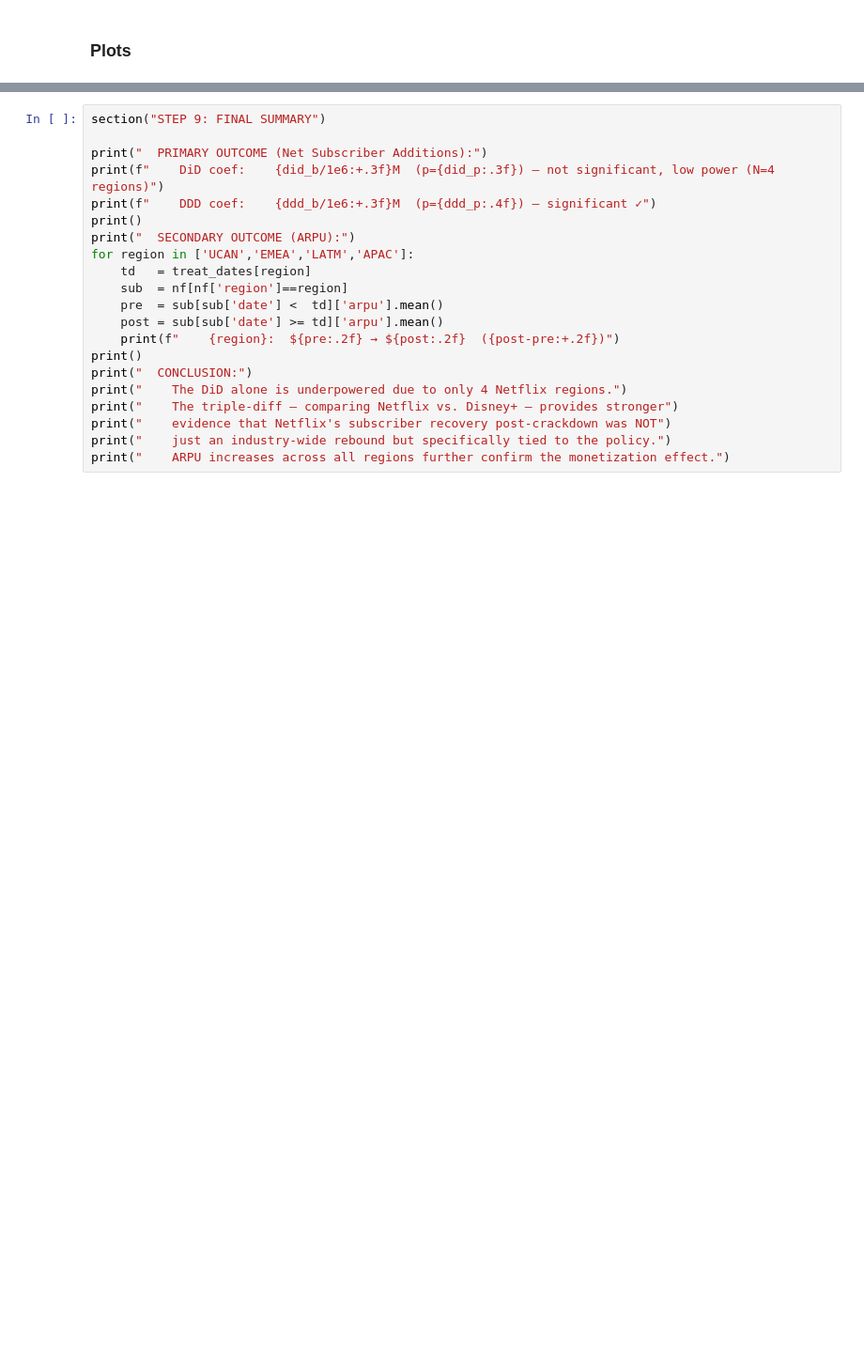
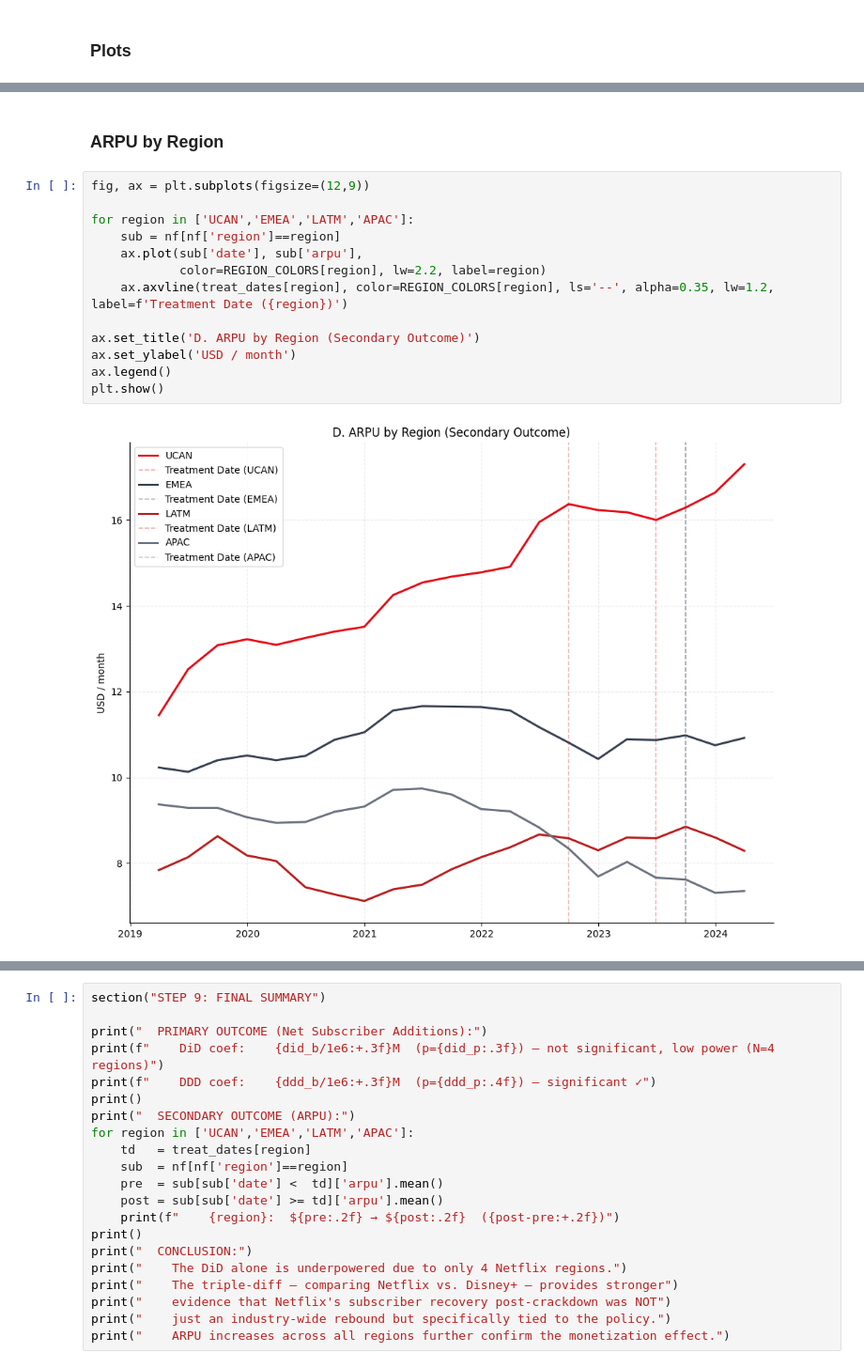
Before and after one commit to pb0104/Netflix-Password-Sharing-Crackdown, a Jupyter notebook: UDS.ipynb, the cells around one changed output, grey strips where cells are left out. Shown at 94% size. Cells and saved outputs as stored; diff of their text form; blank space fills up the shorter version.

```diff
--- a/UDS.ipynb
+++ b/UDS.ipynb
@@ -757,0 +800,17 @@ plt.show()
+# %% [markdown]
+### ARPU by Region
+# %%
+fig, ax = plt.subplots(figsize=(12,9))
+
+for region in ['UCAN','EMEA','LATM','APAC']:
+    sub = nf[nf['region']==region]
+    ax.plot(sub['date'], sub['arpu'],
+            color=REGION_COLORS[region], lw=2.2, label=region)
+    ax.axvline(treat_dates[region], color=REGION_COLORS[region], ls='--', alpha=0.35, lw=1.2, label=f'Treatment Date ({region})')
+
+ax.set_title('D. ARPU by Region (Secondary Outcome)')
+ax.set_ylabel('USD / month')
+ax.legend()
+plt.show()
+# %% [output]
+[figure, added]
```
Also changed, not shown: parts of 16 cells of this notebook.
